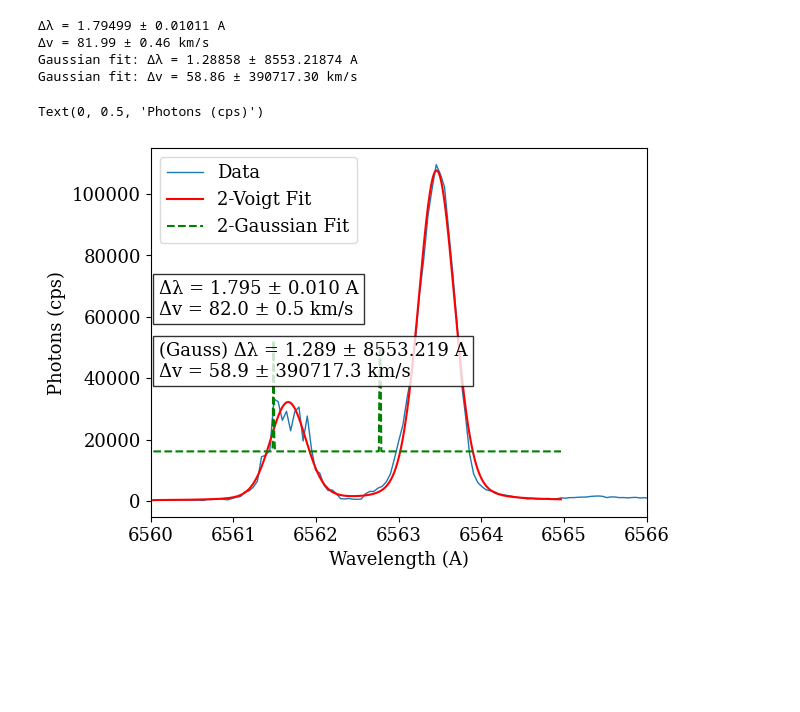
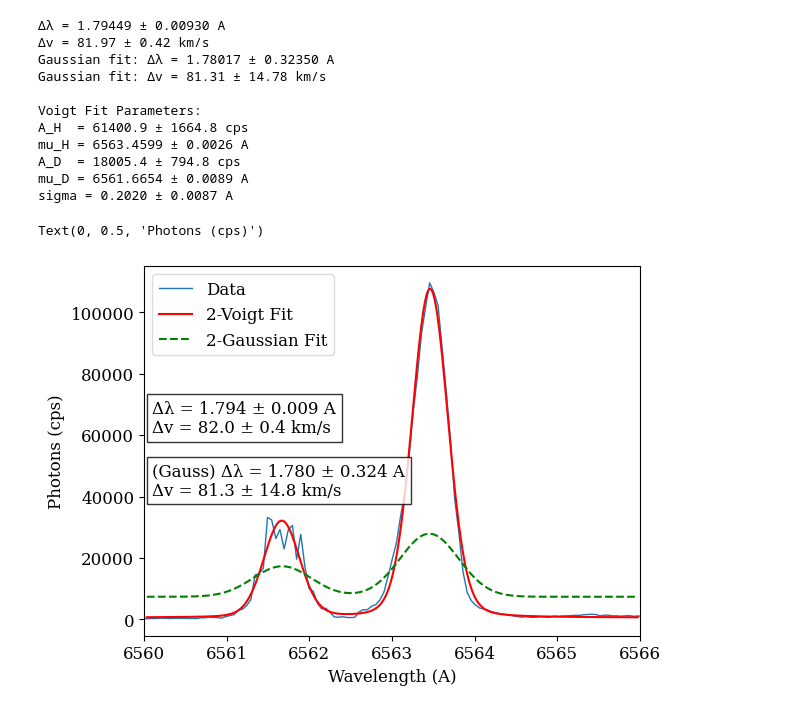
Before and after one commit to charlottemyers/jlab, a Jupyter notebook: spectro/Hydrogen_narrow.ipynb, the cells around one changed output. Cells and saved outputs as stored; diff of their text form; code cells hidden in the pictures; blank space fills up the shorter version.

```diff
--- a/spectro/Hydrogen_narrow.ipynb
+++ b/spectro/Hydrogen_narrow.ipynb
@@ -10,8 +10,8 @@ import matplotlib as mpl
 
 mpl.rcParams.update({
     "font.family": "serif",
-    "mathtext.fontset": "cm",   # use Computer Modern for mathtext ($...$)
-    "font.size": 13,
+    "mathtext.fontset": "cm",
+    "font.size": 12,
 })
 # %%
 ## Set up calibration
@@ -31,14 +31,16 @@ files = ["Nate_Charlotte_1001_Run1.txt",
             "Nate_Charlotte_1001_Run6.txt",
             "Nate_Charlotte_1001_Run7.txt"]
 
-run = 2
-line = 3
+run = 3
+line = 6
 path = DIR + files[run -1]
 
 info = {
     "3": {"wl_range": (6560, 6566), "line_label": "Hα", "line": 6562.79},
-    "4": {"wl_range": (4858, 4864), "line_label": "Hβ", "line": 4861.35},
-    "5": {"wl_range": (4338, 4342), "line_label": "Hγ", "line": 4340.47}
+    "4": {"wl_range": (4859.5, 4863), "line_label": "Hβ", "line": 4861.35},
+    "5": {"wl_range": (4338.5, 4342), "line_label": "Hγ", "line": 4340.47},
+
+    "6": {"wl_range": (4099.5, 4103), "line_label": "Hδ", "line": 4101.74},
 }
 # %%
 df = pd.read_csv(path, sep=r"\s+")
@@ -86,27 +84,34 @@ def two_voigts(x, A_H, mu_H, A_D, mu_D, sigma, gamma, C):
 def two_gaussians(x, A_H, mu_H, A_D, mu_D, sigma, C):
     return A_H*np.exp(-(x - mu_H)**2 / (2*sigma**2)) + A_D*np.exp(-(x - mu_D)**2 / (2*sigma**2)) + C
 # %%
+run = 2
+line = 3
+path = DIR + files[run -1]
 
-mask = (wl > 6560) & (wl < 6565)
-#mask = (wl > info[str(line)]["wl_range"][0]) & (wl < info[str(line)]["wl_range"][1])
+df = pd.read_csv(path, sep=r"\s+")
+step = df["Monochromator-step"].to_numpy()
+wl = cal_func(step)
+cps  = df["cps"].to_numpy()
+
+
+mask = (wl > info[str(line)]["wl_range"][0]) & (wl < info[str(line)]["wl_range"][1])
 xw = wl[mask]
 yw = cps[mask]
-
-# crude initial guesses
-muH0 = info[str(line)]["line"]
-muD0 = muH0 - 1.3
+muH0 =  info[str(line)]["line"]
+muD0 = muH0 - 1.18
 AH0  = yw.max()
-AD0  = yw.max()/3
-sigma0 = 0.05/2.355
-gamma0 = 0.005
+AD0  = yw.max()
+sigma0 = 0.2
+gamma0 = 0.00
 C0 = np.median(yw[:10])
 
-p0 = [AH0, muH0, AD0, muD0, sigma0, gamma0, C0]
 bounds = (
-    [0, muH0-2, 0, muH0-5, 0, 0, -np.inf],  # lower
+    [0,      muH0-2, 0,      muH0-6, 0, 0, -np.inf],  # lower
     [np.inf, muH0+2, np.inf, muH0+2, 2, 0.1, np.inf]  # upper (tune)
 )
 
+
+p0 = [AH0, muH0, AD0, muD0, sigma0, gamma0, C0]
 
 popt, pcov = curve_fit(two_voigts, xw, yw, p0=p0, bounds=bounds, maxfev=20000)
 AH, muH, AD, muD, sigma, gamma, C = popt
@@ -116,8 +121,6 @@ dlam = muH - muD
 # uncertainty via covariance (muH index 1, muD index 3)
 var_dlam = pcov[1,1] + pcov[3,3] - 2*pcov[1,3]
 sd_dlam = np.sqrt(max(var_dlam, 0.0))
-
-
 
 
 # velocity splitting (use line center)
@@ -144,36 +147,49 @@ plt.text(text_x, text_y, f"Δλ = {dlam:.3f} ± {sd_dlam:.3f} A\nΔv = {vsplit:.
 p0g = [AH0, muH0, AD0, muD0, sigma0, C0]
 boundsg = (
     [0, muH0-2, 0, muH0-5, 0, -np.inf],  # lower
     [np.inf, muH0+2, np.inf, muH0+2, 2, np.inf]
 )
 poptg, pcovg = curve_fit(two_gaussians, xw, yw, p0=p0g, bounds=boundsg, maxfev=20000)
 AHg, muHg, ADg, muDg, sigmag, Cg = poptg
 perrg = np.sqrt(np.diag(pcovg))
 dlamg = muHg - muDg
 var_dlamg = pcovg[1,1] + pcovg[3,3] - 2*pcovg[1,3]
 sd_dlamg = np.sqrt(max(var_dlamg, 0.0))
 vsplitg = c_kms * dlamg / muHg
 sv_vsplitg = c_kms * sd_dlamg / muHg
 print(f"Gaussian fit: Δλ = {dlamg:.5f} ± {sd_dlamg:.5f} A")
 print(f"Gaussian fit: Δv = {vsplitg:.2f} ± {sv_vsplitg:.2f} km/s")
 yfg = two_gaussians(xf, *poptg)
 plt.plot(xf, yfg, 'g--', label="2-Gaussian Fit")
 # annotation TEXT
 plt.text(text_x, text_y/1.5, f"(Gauss) Δλ = {dlamg:.3f} ± {sd_dlamg:.3f} A\nΔv = {vsplitg:.1f} ± {sv_vsplitg:.1f} km/s",
          bbox=dict(facecolor='white', alpha=0.8))
 #######
 
-
+# print all fit parameters
+print("\nVoigt Fit Parameters:")
+print(f"A_H  = {AH:.1f} ± {perr[0]:.1f} cps")
+print(f"mu_H = {muH:.4f} ± {perr[1]:.4f} A")
+print(f"A_D  = {AD:.1f} ± {perr[2]:.1f} cps")
+print(f"mu_D = {muD:.4f} ± {perr[3]:.4f} A")
+print(f"sigma = {sigma:.4f} ± {perr[4]:.4f} A")
 
 #####
 plt.legend(framealpha = 0.7, loc = "upper left")
 plt.xlim(info[str(line)]["wl_range"])
 plt.xlabel("Wavelength (A)")
 plt.ylabel("Photons (cps)")
 # %% [output]
-Δλ = 1.79499 ± 0.01011 A
-Δv = 81.99 ± 0.46 km/s
-Gaussian fit: Δλ = 1.28858 ± 8553.21874 A
-Gaussian fit: Δv = 58.86 ± 390717.30 km/s
+Δλ = 1.79449 ± 0.00930 A
+Δv = 81.97 ± 0.42 km/s
+Gaussian fit: Δλ = 1.78017 ± 0.32350 A
+Gaussian fit: Δv = 81.31 ± 14.78 km/s
+
+Voigt Fit Parameters:
+A_H  = 61400.9 ± 1664.8 cps
+mu_H = 6563.4599 ± 0.0026 A
+A_D  = 18005.4 ± 794.8 cps
+mu_D = 6561.6654 ± 0.0089 A
+sigma = 0.2020 ± 0.0087 A
 Text(0, 0.5, 'Photons (cps)')
-[figure, old version]
+[figure, new version]
```
Also changed, not shown: parts of 11 cells of this notebook, 1 other file.
